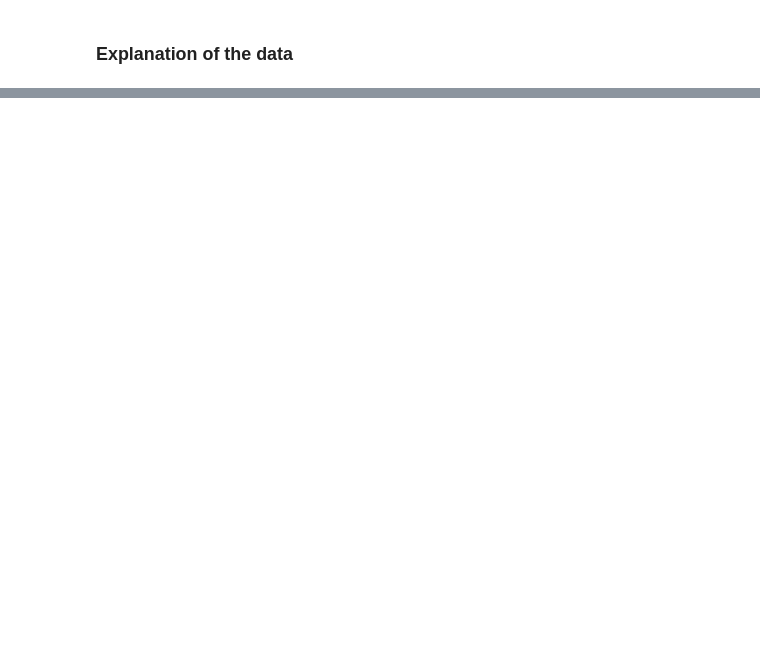
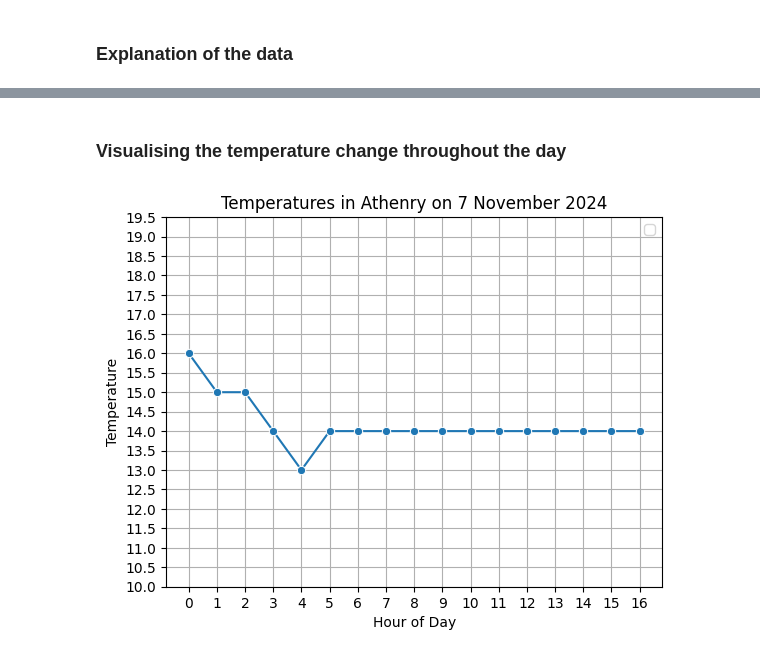
Before and after one commit to MylesHenehan/computer-infrastructure, a Jupyter notebook: weather.ipynb, the cells around one changed output, grey strips where cells are left out. Saved outputs shown, nothing was run; the diff lists cells and outputs as text; code cells hidden in the pictures; blank space fills up the shorter version.

```diff
--- a/weather.ipynb
+++ b/weather.ipynb
@@ -65,0 +72,22 @@ pd.read_json('data/weather/20241107_163851.json')
+# %% [markdown]
+### Visualising the temperature change throughout the day
+# %%
+import seaborn as sns
+import matplotlib.pyplot as plt
+import numpy as np
+df = pd.read_json('data/weather/20241107_163851.json')
+
+temp = df['temperature']
+hour = temp.index
+
+sns.lineplot(x=hour, y=temp, marker="o")
+plt.title("Temperatures in Athenry on 7 November 2024")
+plt.xlabel('Hour of Day')
+plt.ylabel('Temperature')
+plt.xticks(np.arange(0,17,1))
+plt.yticks(np.arange(10,20,0.5))
+plt.legend()
+plt.grid()
+plt.show()
+# %% [output]
+[figure, added]
```
Also changed, not shown: parts of 3 cells of this notebook.
